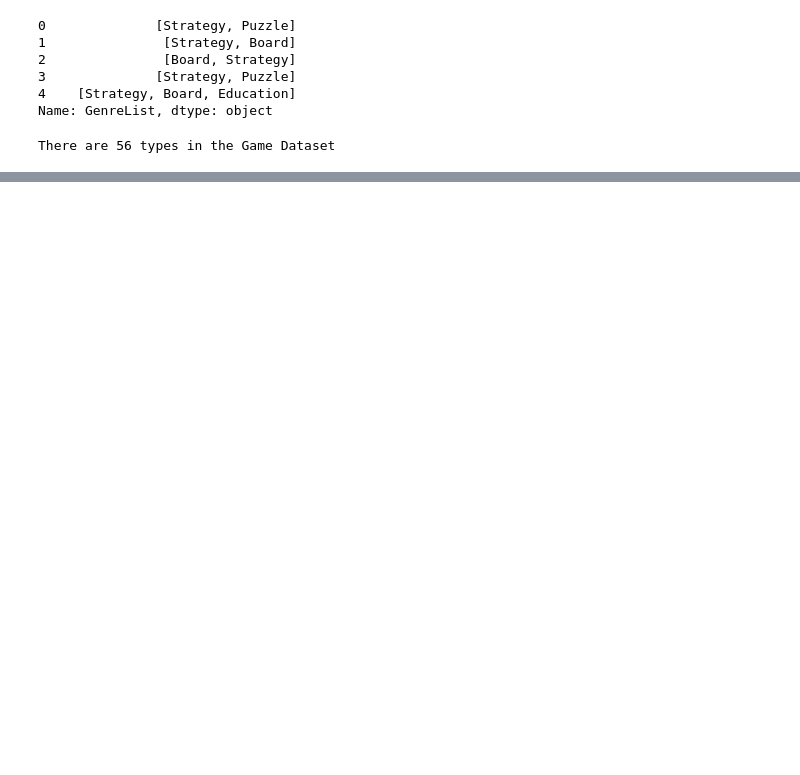
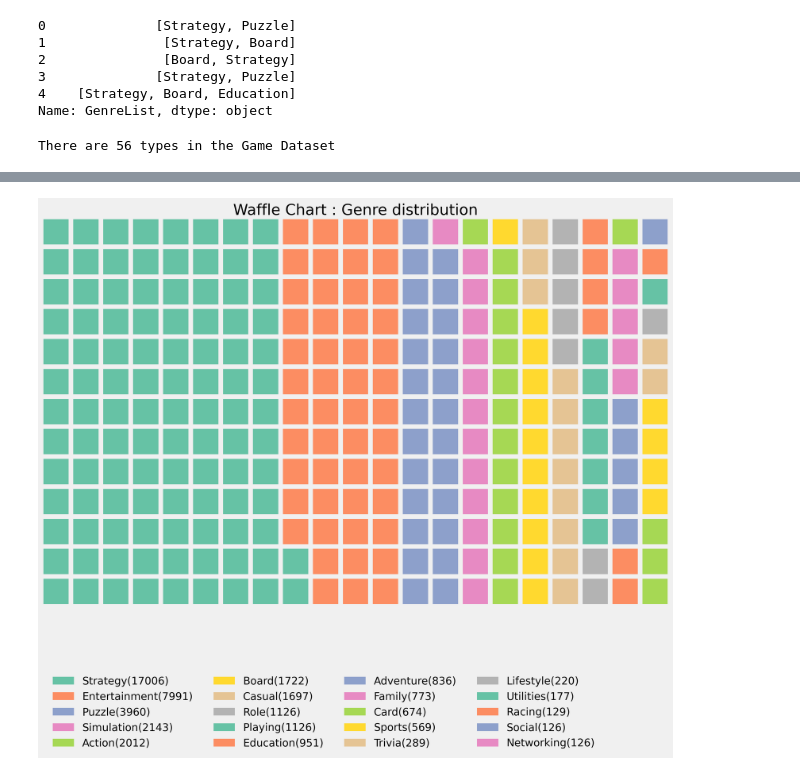
Before and after one commit to YourTeacher23/CCDP10003, a Jupyter notebook: mynotebook.ipynb, the cells around one changed output, grey strips where cells are left out. Drawn from its saved outputs; the diff is of its cells as text; code cells hidden in the pictures; blank space fills up the shorter version.

```diff
--- a/mynotebook.ipynb
+++ b/mynotebook.ipynb
@@ -117,0 +119,12 @@ create_corr_network(G, 'positive', -0.3)
+# %%
+import squarify
+y = res.apply(sum).sort_values(ascending=False)[:20]
+
+plt.rcParams['figure.figsize'] = (30, 15)
+plt.style.use('fivethirtyeight')
+
+squarify.plot(sizes = y.values, label = y.index, text_kwargs={'fontsize':20})
+plt.title('Top 30 Main Word', fontsize = 50)
+plt.axis('off')
+plt.savefig('treemap.png')
+plt.show()
@@ -117,0 +133,20 @@ create_corr_network(G, 'positive', -0.3)
+# %%
+from pywaffle import Waffle
+# type 2 : Auto-Size
+fig = plt.figure(
+    FigureClass=Waffle,
+    rows=13,
+    columns=21,
+    values=y,
+    labels=["{}({})".format(a, b) for a, b in zip(y.index, y) ],
+    legend={'loc': 'lower left', 'bbox_to_anchor': (0, -0.4), 'ncol': len(y)//5,  'framealpha': 0},
+    font_size=20,
+    figsize=(12, 12),
+    icon_legend=True
+)
+
+plt.title('Waffle Chart : Genre distribution')
+plt.savefig('waffle.png')
+plt.show()
+# %% [output]
+[figure, added]
```
Also changed, not shown: parts of 3 cells of this notebook.
